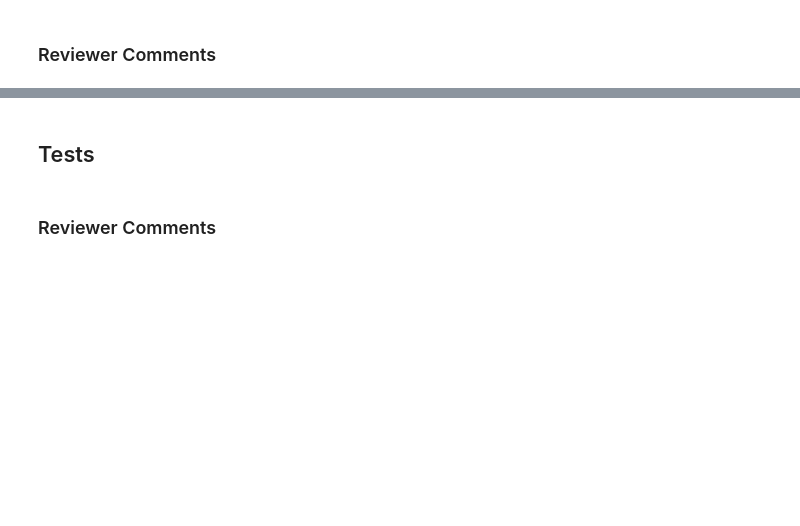
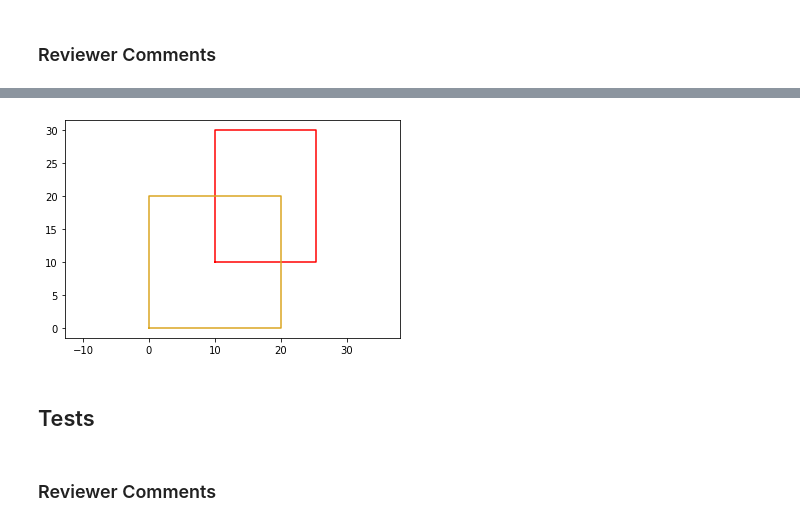
Before and after one commit to connorferster/Workbook_06, a Jupyter notebook: Workbook_06.ipynb, the cells around one changed output, grey strips where cells are left out. Cells and saved outputs as stored; diff of their text form; code cells hidden in the pictures; blank space fills up the shorter version.

```diff
--- a/Workbook_06.ipynb
+++ b/Workbook_06.ipynb
@@ -15,0 +25,13 @@ You don't need to write tests or functions for this task, just follow the data d
+# %%
+@dataclass
+class Rectangle:
+    origin: tuple[float, float] # x, y coordinate
+    width: float
+    height: float
+    color: Optional[str] = None
+
+rect_1 = Rectangle((10, 10), 15.3, 20, "red")
+rect_2 = Rectangle((0, 0), 10, 10, 'goldenrod')
+
+print(rect_1)
+print(rect_2)
@@ -43,3 +120,39 @@ csv_book_data = [
+# %%
+@dataclass
+class Rectangle:
+    origin: tuple[float, float] # x, y coordinate
+    width: float
+    height: float
+    color: Optional[str] = None
+
+    def x(self) -> list[float]:
+        """Returns a list representing the x-ordinates of the rectangle"""
+        x1 = self.origin[0]
+        x2 = x1 + self.width
+        return [x1, x2, x2, x1, x1]
+
+    def y(self) -> list[float]:
+        """Returns a list representing the y-ordinates of the rectangle"""
+        y1 = self.origin[1]
+        y2 = y1 + self.height
+        return [y1, y1, y2, y2, y1]
+
+    def show(self) -> None:
+        """Plots the rectangle to the notebook with matplotlib"""
+        pyplot.plot(self.x(), self.y(), color=self.color)
+        pyplot.axis('equal')
+
+    def show_2(self, other) -> None:
+        pyplot.plot(self.x(), self.y(), color=self.color)
+        pyplot.plot(other.x(), other.y(), color=other.color)
+        pyplot.axis('equal')
+
+rect_1 = Rectangle((10, 10), 15.3, 20, "red")
+rect_2 = Rectangle((0, 0), 20, 20, 'goldenrod')
+
+rect_1.show_2(rect_2)
+# %% [output]
+[figure, added]
 # %% [markdown]
 ## Tests
 # %% [markdown]
```
Also changed, not shown: parts of 20 cells of this notebook, 1 other file.
